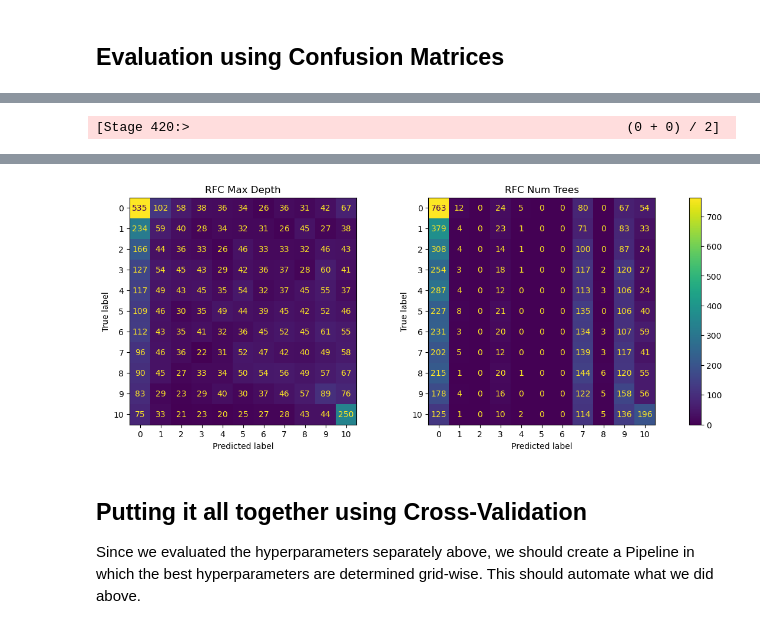
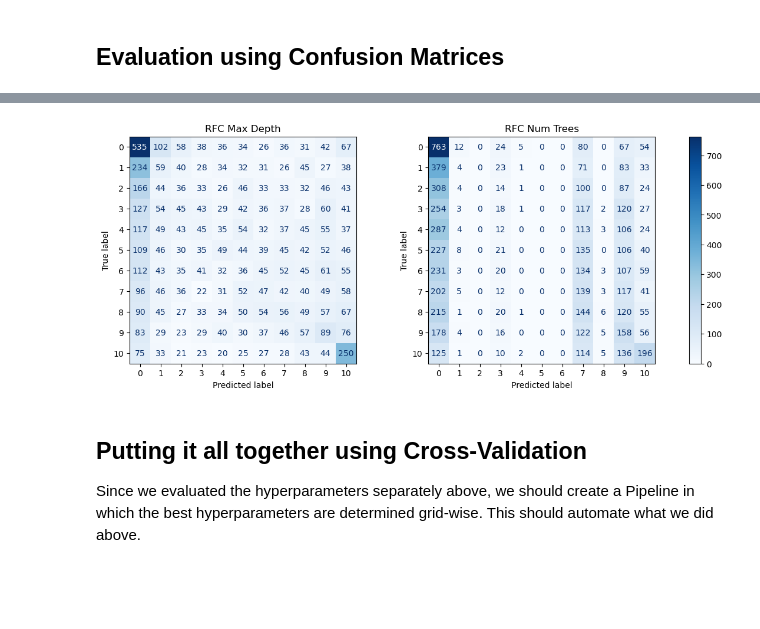
Before and after one commit to john-s-lin/hit-song-classifier, a Jupyter notebook: src/models/random_forest_classifier.ipynb, the cells around one changed output, grey strips where cells are left out. Saved outputs shown, nothing was run; the diff lists cells and outputs as text; code cells hidden in the pictures; blank space fills up the shorter version.

```diff
--- a/src/models/random_forest_classifier.ipynb
+++ b/src/models/random_forest_classifier.ipynb
@@ -70,6 +70,7 @@ def load_data(filename: str) -> DataFrame:
         DataFrame: pyspark dataframe
     """
     spark = SparkSession.builder.appName("hit-song-classifier-rfc").getOrCreate()
+    spark.sparkContext.setLogLevel("ERROR")
     return spark.read.csv(filename, header=True, inferSchema=True)
 
 
@@ -347,7 +311,7 @@ def generate_confusion_matrix(model_list: list, val_df: DataFrame, test_df: Data
         disp = ConfusionMatrixDisplay(
             confusion_matrix=con_mtrx, display_labels=class_names
         )
-        disp.plot(ax=axes[i], colorbar=False)
+        disp.plot(ax=axes[i], colorbar=False, cmap="Blues")
         axes[i % 2].set_title(model_names[i % 2])
 
     # Add colorbar
@@ -361 +322,0 @@ generate_confusion_matrix(model_list, val_df, test_df)
-[Stage 420:>                                                        (0 + 0) / 2]
@@ -365,4 +323,4 @@ generate_confusion_matrix(model_list, val_df, test_df)
-[figure, old version]
+[figure, new version]
 # %% [markdown]
 ## Putting it all together using Cross-Validation
 
```
Also changed, not shown: parts of 10 cells of this notebook, 1 other file.
